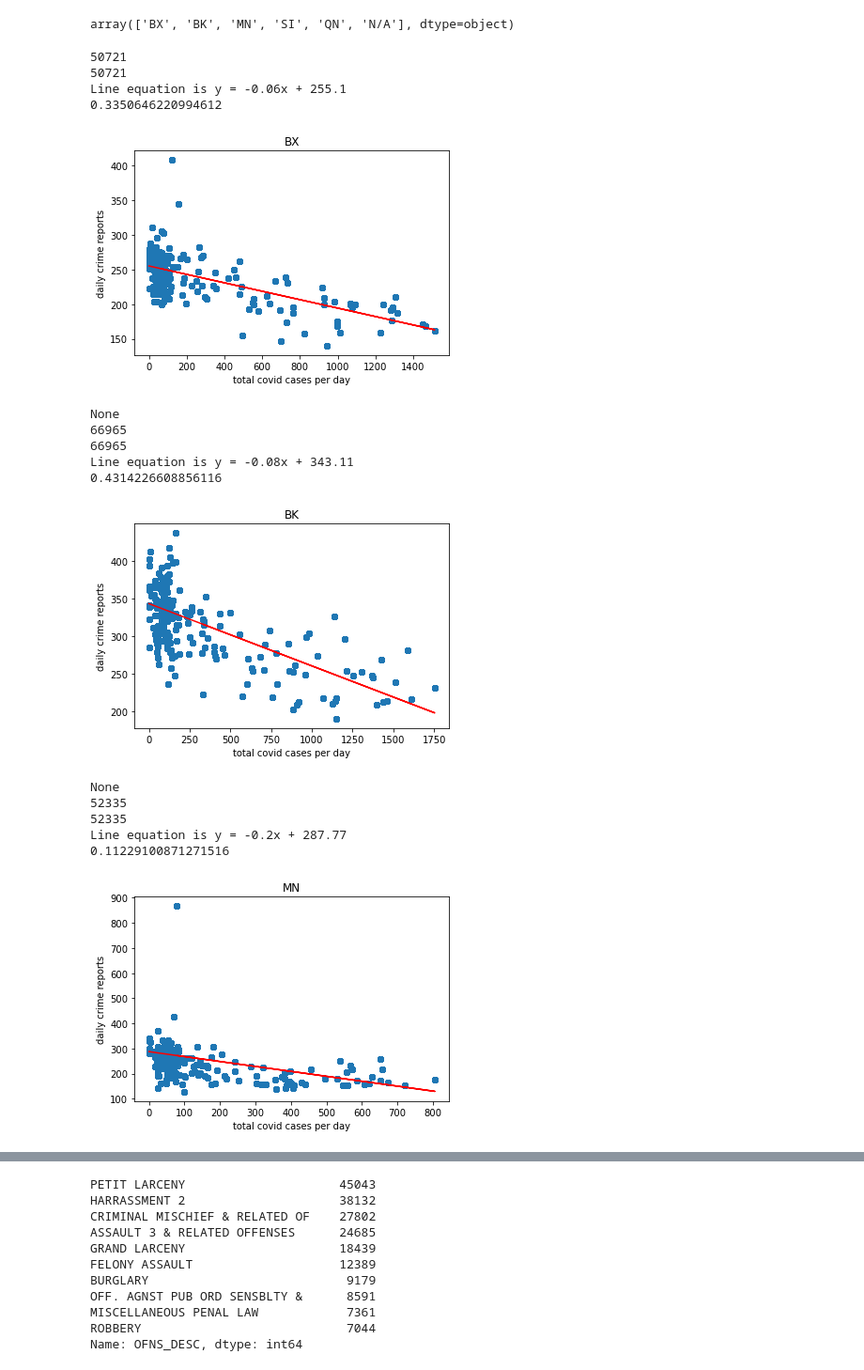
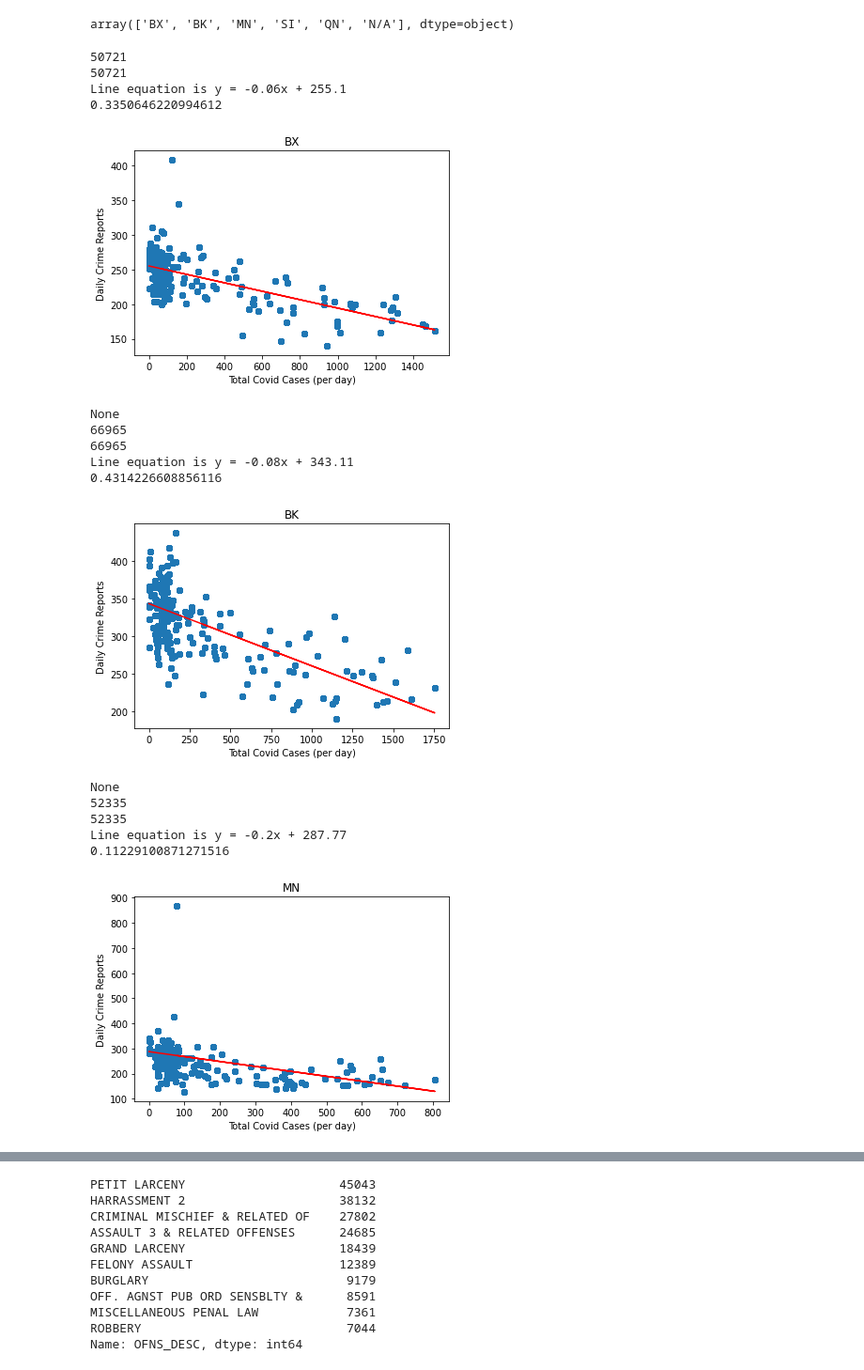
Before and after one commit to canamasc/Covid-Trends-VS-ATL-Crime, a Jupyter notebook: NYC_Crime_COVID.ipynb, the cells around one changed output, grey strips where cells are left out. Shown at 94% size. Drawn from its saved outputs; the diff is of its cells as text; code cells hidden in the pictures.

```diff
--- a/NYC_Crime_COVID.ipynb
+++ b/NYC_Crime_COVID.ipynb
@@ -329,48 +330,50 @@ SI_x = []
 
 
 
 for boro in unique_boro:
     if boro != "N/A":
         x_values= NYC_df.loc[NYC_df["PATROL_BORO"]==boro][f"{boro}_CASE_COUNT"]
 
         y_values = NYC_df.loc[NYC_df["PATROL_BORO"]==boro]["BORO_CRIME"]
 
         print(len(x_values))
         print(len(y_values))
         plt.scatter(x_values, y_values)
         plt.title(boro)
-        plt.xlabel('total covid cases per day')
-        plt.ylabel('daily crime reports')
+        plt.xlabel('Total Covid Cases (per day)')
+        plt.ylabel('Daily Crime Reports')
 
 #     #     # Linear regression model
 
         (slope, intercept, rvalue, pvalue, stderr) = linregress(x_values, y_values)
         regress_values = x_values * slope + intercept
         line_eq = "y = " + str(round(slope,2)) + "x + " + str(round(intercept,2))
         plt.plot(x_values,regress_values,"r-")
         print("Line equation is " + line_eq)
         print(rvalue**2)
 
 #     #     # investigate outlier
+        file_name = f"{boro}_Crime_vs_COVID.png"
+        plt.savefig(file_name)
         print(plt.show())
 # %% [output]
 50721
 50721
 Line equation is y = -0.06x + 255.1
 0.3350646220994612
-[figure, old version]
+[figure, new version]
 None
 66965
 66965
 Line equation is y = -0.08x + 343.11
 0.4314226608856116
-[figure, old version]
+[figure, new version]
 None
 52335
 52335
 Line equation is y = -0.2x + 287.77
 0.11229100871271516
-[figure, old version]
+[figure, new version]
 None
 9473
 9473
```
Also changed, not shown: parts of 15 cells of this notebook, 12 other files.
